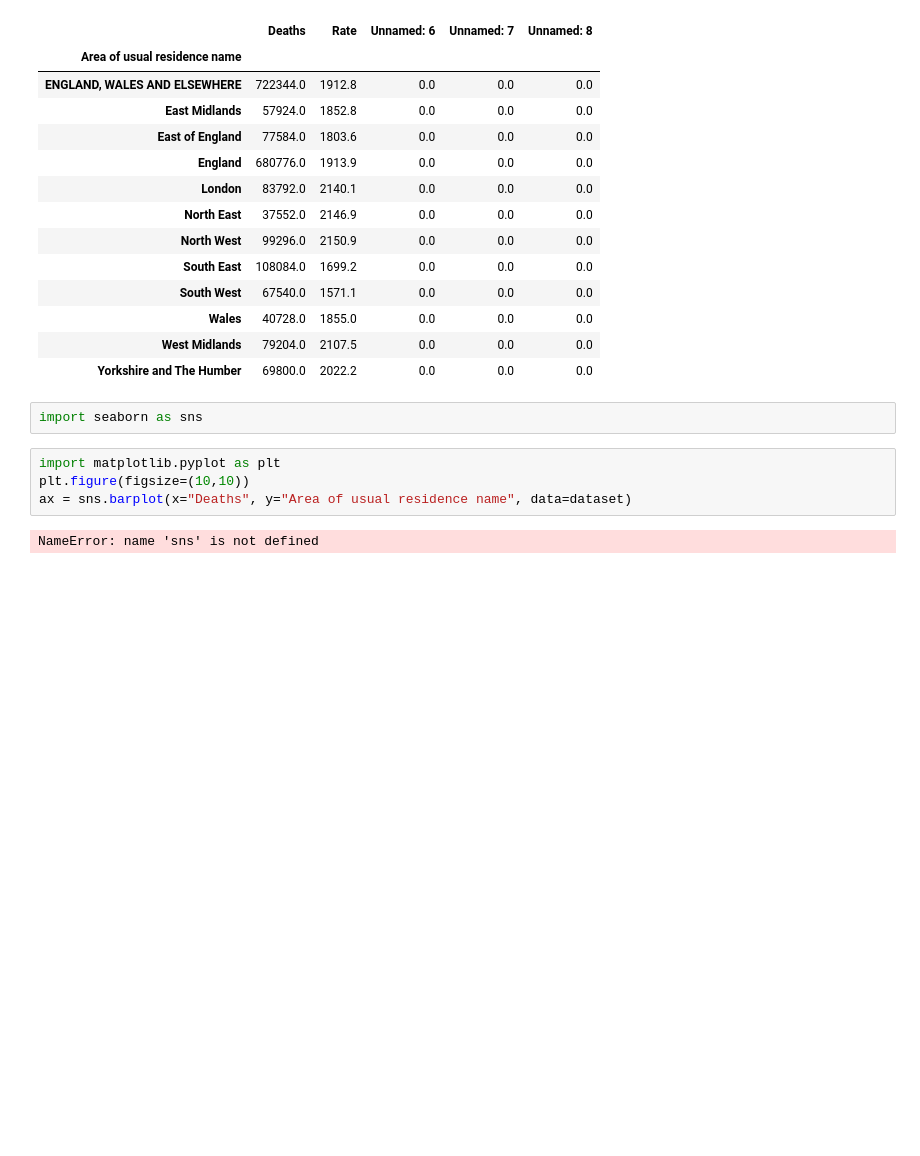
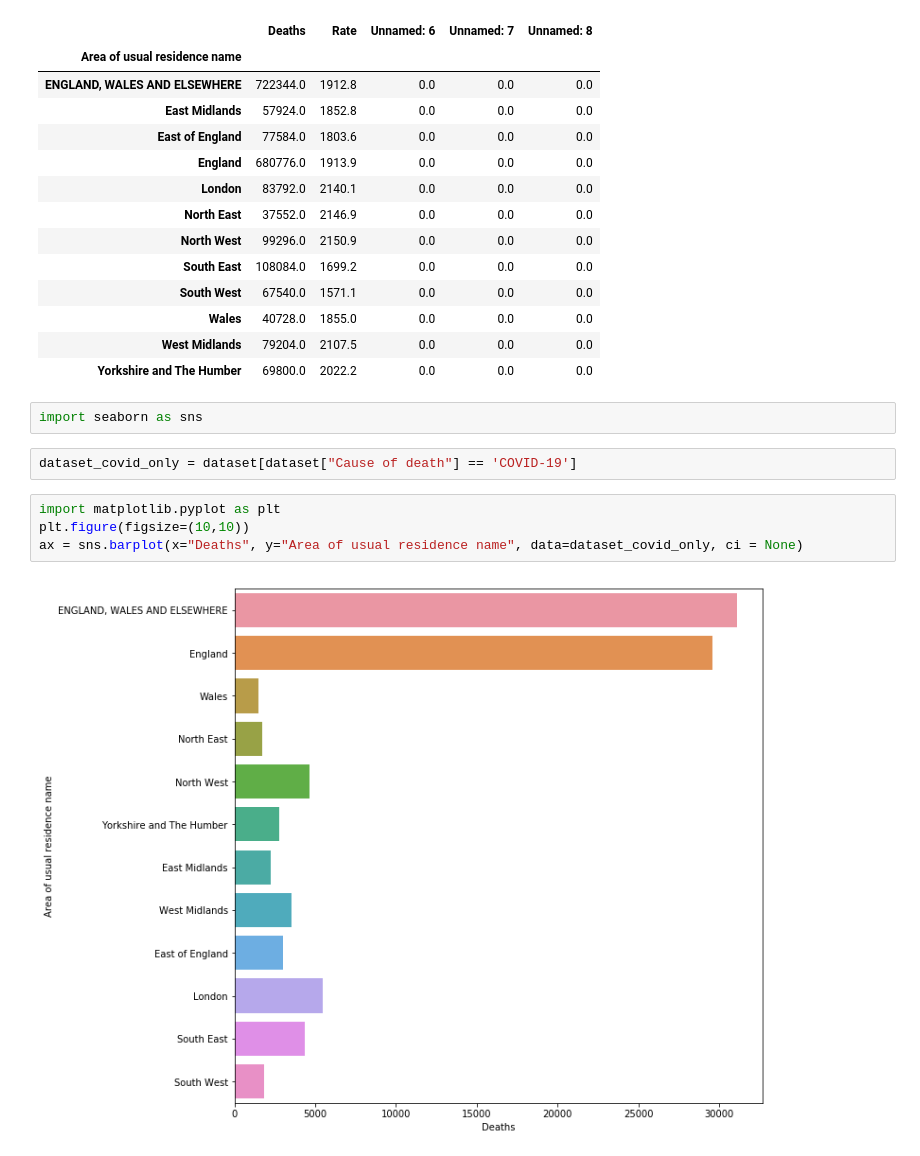
Before and after one commit to harjeetkalsi/Solirius-data-hackday, a Jupyter notebook: initial_analysis.ipynb, the cells around one changed output. Drawn from its saved outputs; the diff is of its cells as text; blank space fills up the shorter version.

```diff
--- a/initial_analysis.ipynb
+++ b/initial_analysis.ipynb
@@ -127,9 +125,11 @@ dataset.groupby(['Area of usual residence name']).sum()
 | Yorkshire and The Humber | 69800.0 | 2022.2 | 0.0 | 0.0 | 0.0 |
 # %%
 import seaborn as sns
+# %%
+dataset_covid_only = dataset[dataset["Cause of death"] == 'COVID-19']
 # %%
 import matplotlib.pyplot as plt
 plt.figure(figsize=(10,10))
-ax = sns.barplot(x="Deaths", y="Area of usual residence name", data=dataset)
+ax = sns.barplot(x="Deaths", y="Area of usual residence name", data=dataset_covid_only, ci = None)
 # %% [output]
-NameError: name 'sns' is not defined
+[figure, added]
```
Also changed, not shown: parts of 14 cells of this notebook, 6 other files.
